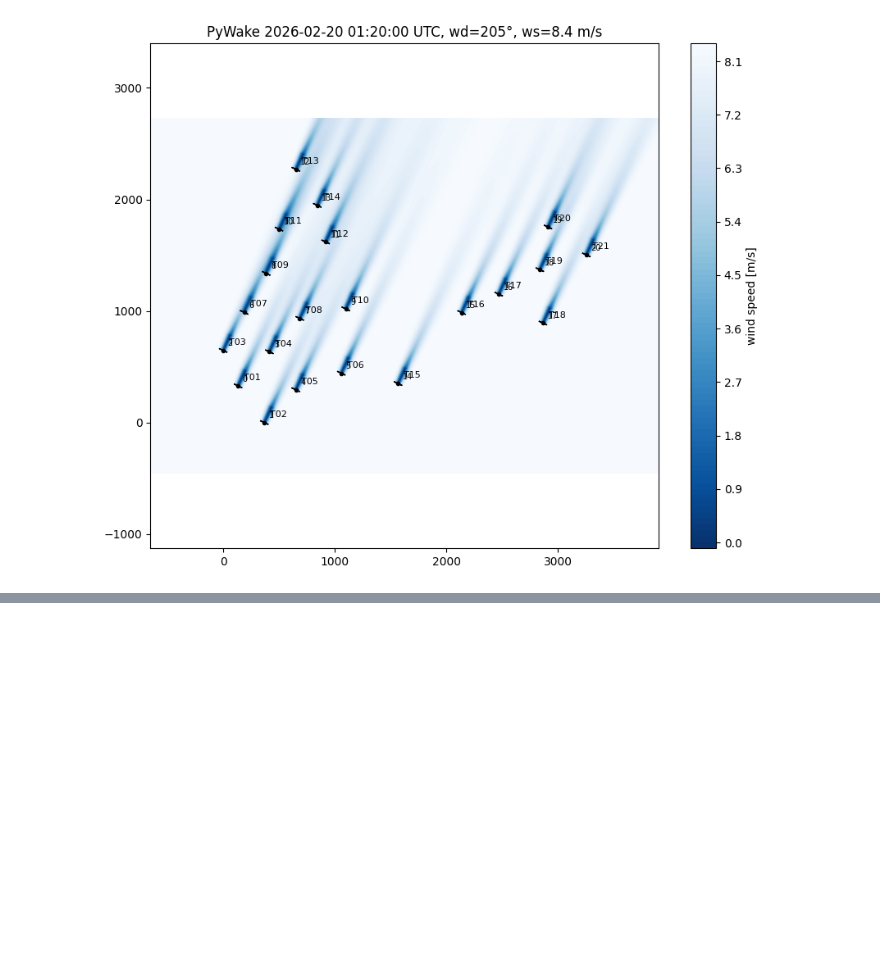
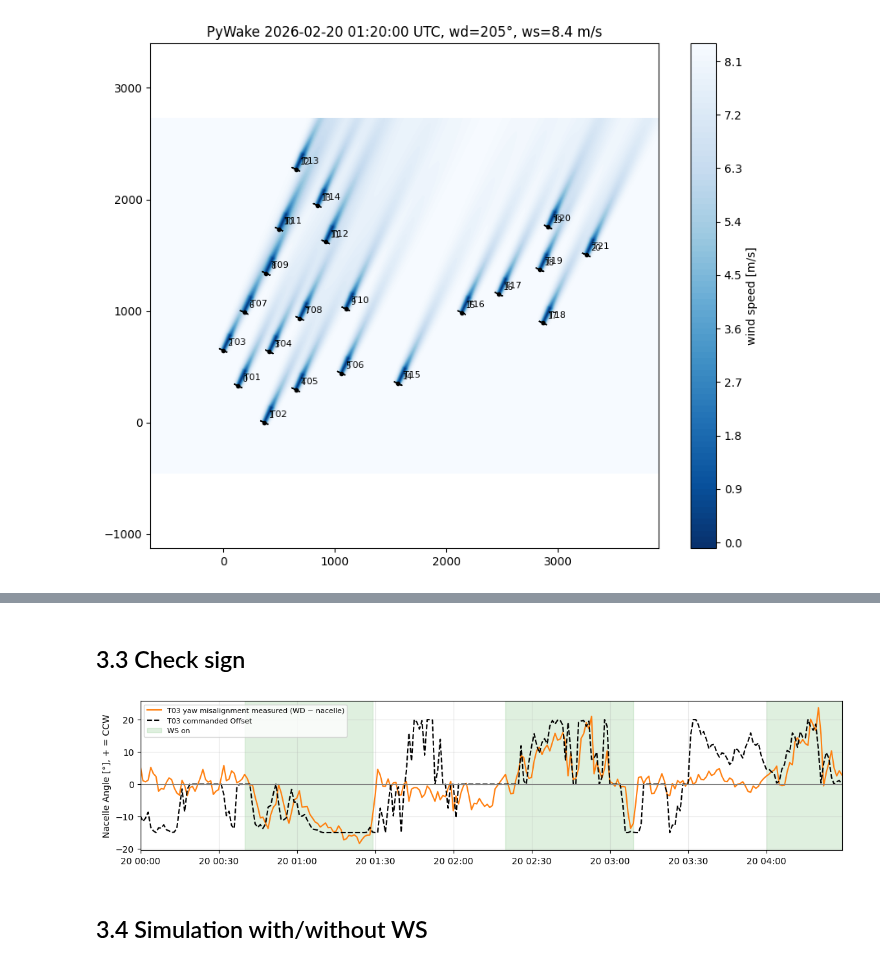
Before and after one commit to rfeusi/hill-of-towie-open-source-analysis, a Jupyter notebook: PyWake Simulation.ipynb, the cells around one changed output, grey strips where cells are left out. Drawn from its saved outputs; the diff is of its cells as text; code cells hidden in the pictures; blank space fills up the shorter version.

```diff
--- a/PyWake Simulation.ipynb
+++ b/PyWake Simulation.ipynb
@@ -186,0 +220,29 @@ ax.margins(x=0)
+# %%
+def circ_mean_resample(series, freq):
+    """Zirkulärer Mittelwert: Winkel als Einheitsvektoren mitteln, dann zurück in Grad."""
+    rad = np.deg2rad(series)
+    sin_mean = np.sin(rad).resample(freq).mean()
+    cos_mean = np.cos(rad).resample(freq).mean()
+    return np.rad2deg(np.arctan2(sin_mean, cos_mean)) % 360
+
+def circ_diff(a, b):
+    """Zirkuläre Differenz a - b im Bereich [-180, 180)."""
+    return (a - b + 180) % 360 - 180
+
+freq = "1min"
+m = pd.DataFrame({
+    "ws_t01":     fl[("T01", "AcWindSp_AcWindSp")].resample(freq).mean(),
+    "wd_t01":     circ_mean_resample(fl[("T01", WD)], freq),
+    "wd_t03":     circ_mean_resample(fl[("T03", WD)], freq),
+    "yaw_t03":    circ_mean_resample(fl[("T03", YAW)], freq),
+    "offset_t03": fl[("T03", WS_OFFSET)].resample(freq).mean(),
+    "toggle_t03": fl[("T03", TOGGLE)].resample(freq).mean(),
+    "p_t03":      fl[("T03", "ActPower_Value")].resample(freq).mean(),
+    "p_t07":      fl[("T07", "ActPower_Value")].resample(freq).mean(),
+})
+
+# Gierwinkel von T03 relativ zum Wind, in PyWake-Konvention (positiv = gegen den Uhrzeigersinn)
+m["yaw_mis_t03"] = circ_diff(m["wd_t03"], m["yaw_t03"])
+
+m = m.dropna(subset=["ws_t01", "wd_t01", "yaw_mis_t03"])
+m.head()
@@ -186,0 +257,17 @@ ax.margins(x=0)
+# %% [markdown]
+## 3.3 Check sign
+# %%
+fig, ax = plt.subplots(figsize=(14, 3))
+ax.plot(m.index, m["yaw_mis_t03"], color="tab:orange", label="T03 yaw misalignment measured (WD − nacelle)")
+ax.plot(m.index, m["offset_t03"], color="black", ls="--", label="T03 commanded Offset")
+ax.fill_between(m.index, 0, 1, where=(m["toggle_t03"] > 0.5), transform=ax.get_xaxis_transform(),  # type: ignore
+                color="tab:green", alpha=0.15, label="WS on")
+ax.axhline(0, color="grey", lw=0.8)
+ax.margins(x=0)
+ax.set_ylabel("Nacelle Angle [°], + = CCW")
+ax.legend(fontsize=8)
+ax.grid(alpha=0.3)
+# %% [output]
+[figure, added]
+# %% [markdown]
+## 3.4 Simulation with/without WS
```
Also changed, not shown: parts of 30 cells of this notebook.
